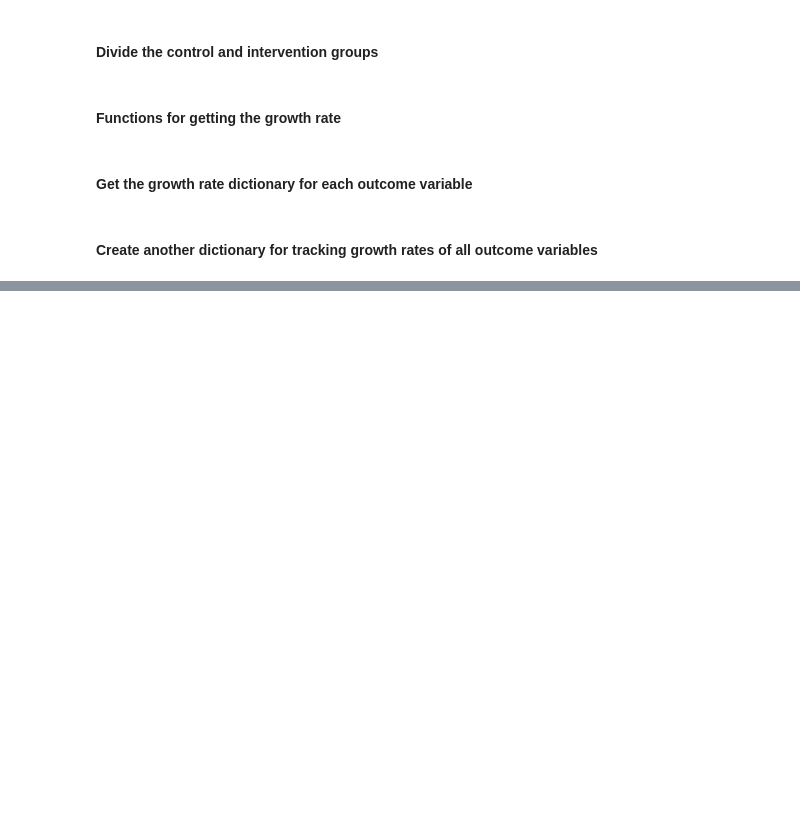
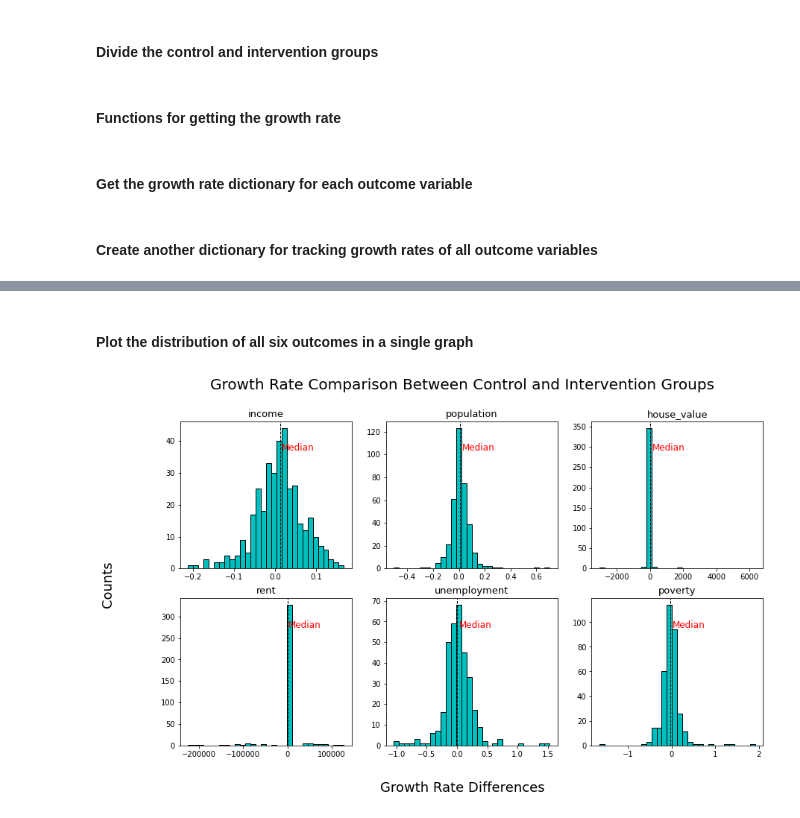
Before and after one commit to hhuntz/ThereGoesTheNeighborhood, a Jupyter notebook: Average Growth Rate Comparison.ipynb, the cells around one changed output, grey strips where cells are left out. Saved outputs shown, nothing was run; the diff lists cells and outputs as text; code cells hidden in the pictures; blank space fills up the shorter version.

```diff
--- a/Average Growth Rate Comparison.ipynb
+++ b/Average Growth Rate Comparison.ipynb
@@ -218,0 +183,68 @@ Max 1.9163926440141272
+# %%
+def get_text_pos(axs):
+    ymin, ymax = axs.get_ylim()
+    xmin, xmax = axs.get_xlim()
+    text_pos_y = 8/10 * ymax
+    text_pos_x = 1/50 * xmax
+
+    return text_pos_y, text_pos_x
+# %% [markdown]
+#### Plot the distribution of all six outcomes in a single graph
+# %%
+#figure(figsize=(8, 6), dpi=80)
+outcomes = ['income', 'population', 'house_value', 'rent', 'unemployment', 'poverty']
+fig, axs = plt.subplots(nrows=2, ncols=3)
+fig.set_size_inches(14, 8, forward=True)
+
+#add title
+fig.suptitle('Growth Rate Comparison Between Control and Intervention Groups', size=20)
+fig.supxlabel('Growth Rate Differences', size=18)
+fig.supylabel('Counts', size=18)
+
+#add data to plots
+axs[0, 0].hist(df_all[0]['difference'], color='c', edgecolor='black', bins=30)
+axs[0, 0].axvline(df_all[0]['difference'].median(), color='k', linestyle='dashed', linewidth=1)
+axs[0, 0].set_title(outcomes[0], fontsize=13, loc='center')
+text_pos_y, text_pos_x = get_text_pos(axs[0, 0])
+axs[0, 0].text(df_all[0]['difference'].median()+text_pos_x, text_pos_y, 'Median', fontsize = 12,color = 'red')
+
+axs[0, 1].hist(df_all[1]['difference'], color='c', edgecolor='black', bins=30)
+axs[0, 1].axvline(df_all[1]['difference'].median(), color='k', linestyle='dashed', linewidth=1)
+axs[0, 1].set_title(outcomes[1], fontsize=13, loc='center')
+text_pos_y, text_pos_x = get_text_pos(axs[0, 1])
+axs[0, 1].text(df_all[1]['difference'].median()+text_pos_x, text_pos_y, 'Median', fontsize = 12,color = 'red')
+
+axs[0, 2].hist(df_all[2]['difference'], color='c', edgecolor='black', bins=30)
+axs[0, 2].set_title(outcomes[2], fontsize=13, loc='center')
+axs[0, 2].axvline(df_all[2]['difference'].median(), color='k', linestyle='dashed', linewidth=1)
+axs[0, 2].set_title(outcomes[2], fontsize=13, loc='center')
+text_pos_y, text_pos_x = get_text_pos(axs[0, 2])
+axs[0, 2].text(df_all[2]['difference'].median()+text_pos_x, text_pos_y, 'Median', fontsize = 12,color = 'red')
+
+axs[1, 0].hist(df_all[3]['difference'], color='c', edgecolor='black', bins=30)
+axs[1, 0].set_title(outcomes[3], fontsize=13, loc='center')
+axs[1, 0].axvline(df_all[3]['difference'].median(), color='k', linestyle='dashed', linewidth=1)
+axs[1, 0].set_title(outcomes[3], fontsize=13, loc='center')
+text_pos_y, text_pos_x = get_text_pos(axs[1, 0])
+axs[1, 0].text(df_all[3]['difference'].median()+text_pos_x, text_pos_y, 'Median', fontsize = 12,color = 'red')
+
+axs[1, 1].hist(df_all[4]['difference'], color='c', edgecolor='black', bins=30)
+axs[1, 1].set_title(outcomes[4], fontsize=13, loc='center')
+axs[1, 1].axvline(df_all[4]['difference'].median(), color='k', linestyle='dashed', linewidth=1)
+axs[1, 1].set_title(outcomes[4], fontsize=13, loc='center')
+text_pos_y, text_pos_x = get_text_pos(axs[1, 1])
+axs[1, 1].text(df_all[4]['difference'].median()+text_pos_x, text_pos_y, 'Median', fontsize = 12,color = 'red')
+
+
+axs[1, 2].hist(df_all[5]['difference'], color='c', edgecolor='black', bins=30)
+axs[1, 2].set_title(outcomes[5], fontsize=13, loc='center')
+axs[1, 2].axvline(df_all[5]['difference'].median(), color='k', linestyle='dashed', linewidth=1)
+axs[1, 2].set_title(outcomes[5], fontsize=13, loc='center')
+text_pos_y, text_pos_x = get_text_pos(axs[1, 2])
+axs[1, 2].text(df_all[5]['difference'].median()+text_pos_x, text_pos_y, 'Median', fontsize = 12,color = 'red')
+
+
+plt.savefig('Growth Rate Comparison.png', facecolor ="white")
+plt.show()
+# %% [output]
+[figure, added]
```
Also changed, not shown: parts of 3 cells of this notebook, 2 other files.
